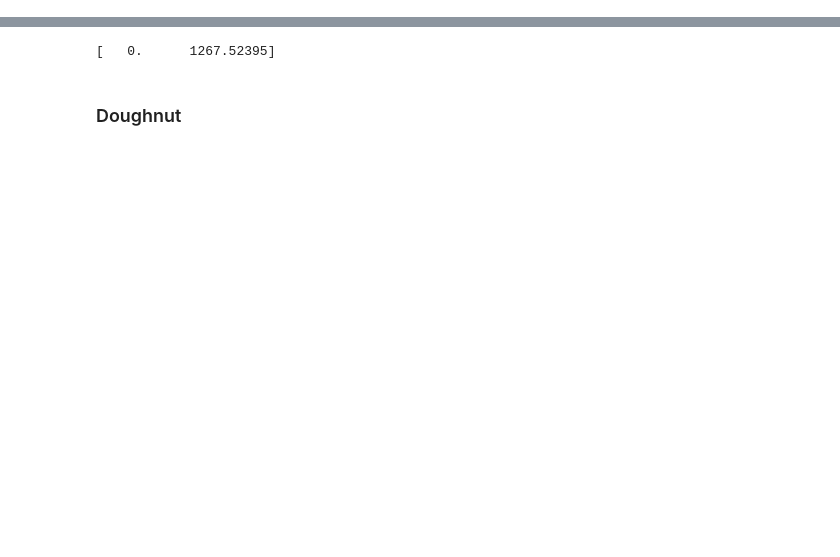
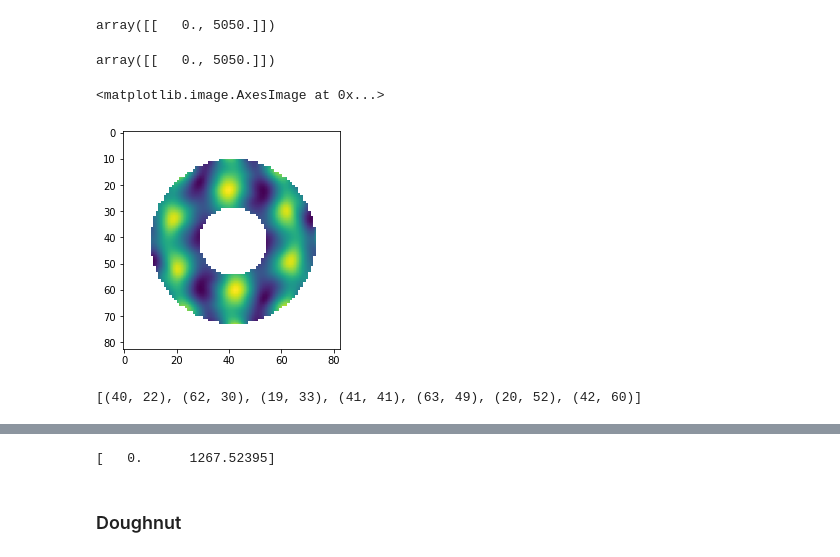
Before and after one commit to kevin-allen/spikeA, a Jupyter notebook: docs_notebooks/gridscore_doughnut.ipynb, the cells around one changed output, grey strips where cells are left out. Saved outputs shown, nothing was run; the diff lists cells and outputs as text; code cells hidden in the pictures; blank space fills up the shorter version.

```diff
--- a/docs_notebooks/gridscore_doughnut.ipynb
+++ b/docs_notebooks/gridscore_doughnut.ipynb
@@ -69,0 +67,8 @@ Loading original pose from /adata/electro/bt0975/bt0975-28092021-0105/bt0975-280
+# %%
+cg.neuron_list[2].spatial_properties.ap.intervals.inter
+# %% [output]
+array([[   0., 5050.]])
+# %%
+cg.neuron_list[2].spatial_properties.st.intervals.inter
+# %% [output]
+array([[   0., 5050.]])
@@ -69,0 +77,14 @@ Loading original pose from /adata/electro/bt0975/bt0975-28092021-0105/bt0975-280
+# %%
+cg.neuron_list[2].set_spatial_properties(ap)
+cg.neuron_list[2].spatial_properties.firing_rate_map_2d()
+cg.neuron_list[2].spatial_properties.spatial_autocorrelation_map_2d()
+cg.neuron_list[2].spatial_properties.spatial_autocorrelation_field_detection()
+cg.neuron_list[2].spatial_properties.calculate_doughnut()
+plt.imshow(cg.neuron_list[2].spatial_properties.doughnut)
+# %% [output]
+<matplotlib.image.AxesImage at 0x...>
+[figure, added]
+# %%
+cg.neuron_list[2].spatial_properties.points_inside_dougnut
+# %% [output]
+[(40, 22), (62, 30), (19, 33), (41, 41), (63, 49), (20, 52), (42, 60)]
```
Also changed, not shown: parts of 17 cells of this notebook, 3 other files.
